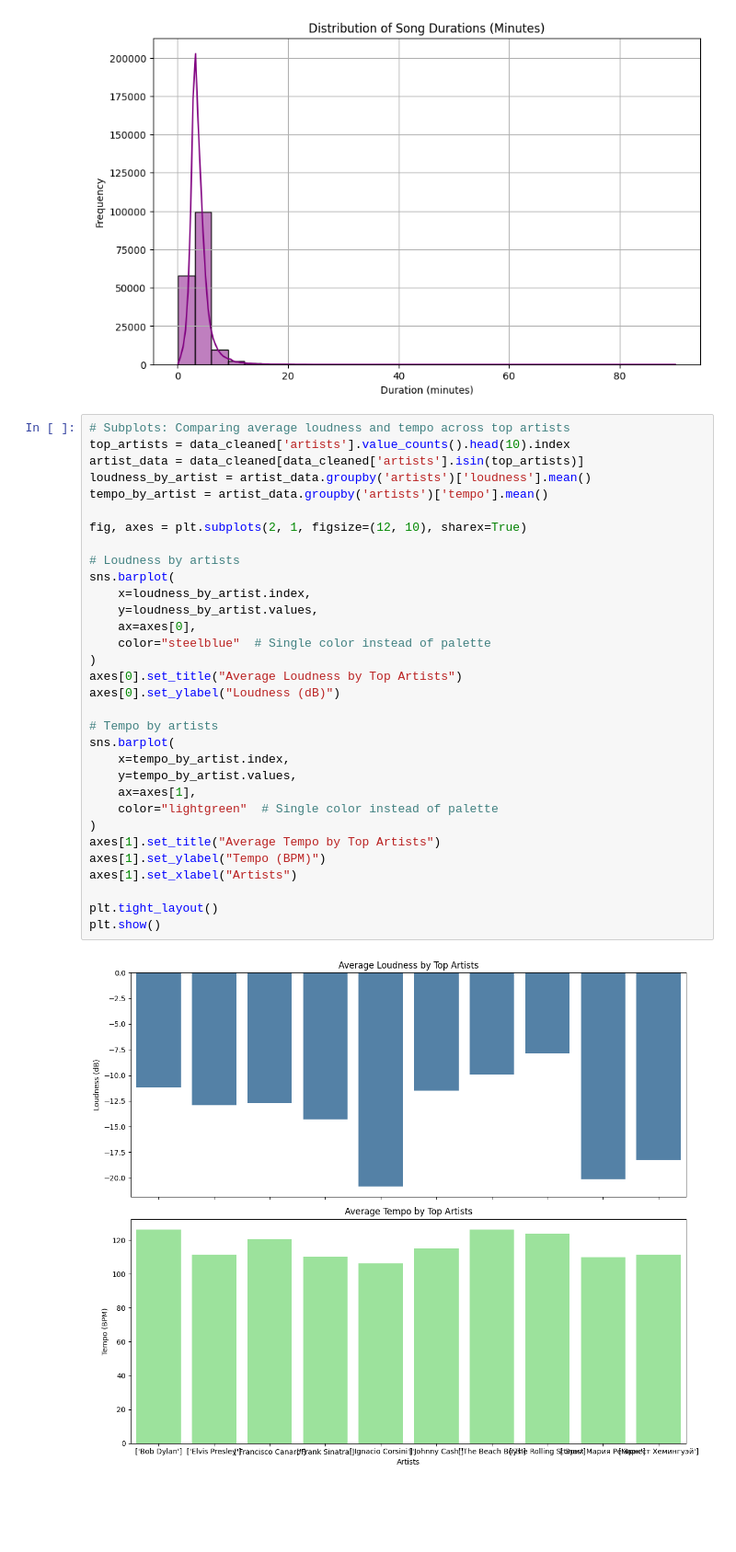
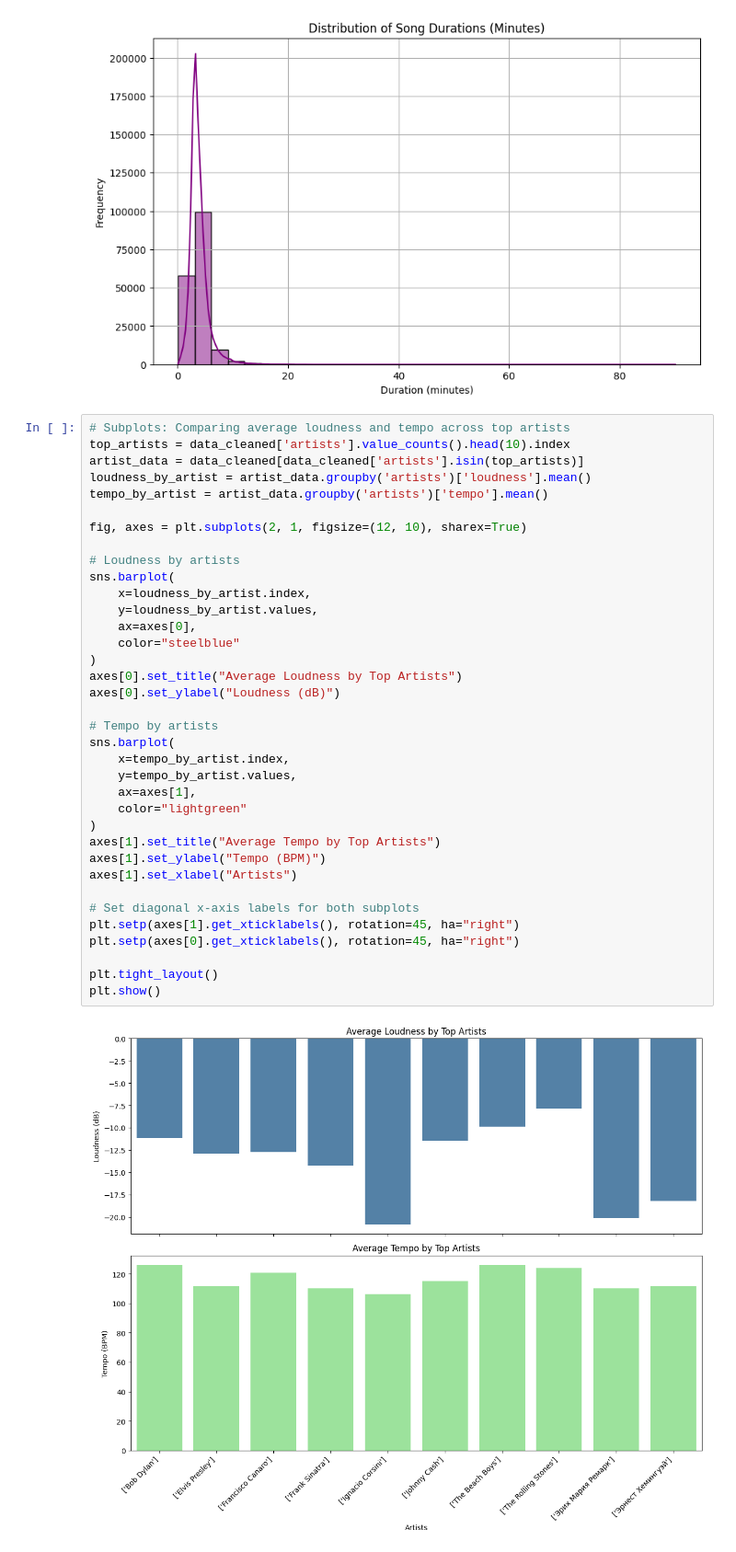
Before and after one commit to Lidiya-MK/python-data-visualizations, a Jupyter notebook: notebook/spotify.ipynb, the cells around one changed output. Shown at 92% size. Drawn from its saved outputs; the diff is of its cells as text; blank space fills up the shorter version.

```diff
--- a/notebook/spotify.ipynb
+++ b/notebook/spotify.ipynb
@@ -68,33 +68,37 @@ plt.show()
 # Subplots: Comparing average loudness and tempo across top artists
 top_artists = data_cleaned['artists'].value_counts().head(10).index
 artist_data = data_cleaned[data_cleaned['artists'].isin(top_artists)]
 loudness_by_artist = artist_data.groupby('artists')['loudness'].mean()
 tempo_by_artist = artist_data.groupby('artists')['tempo'].mean()
 
 fig, axes = plt.subplots(2, 1, figsize=(12, 10), sharex=True)
 
 # Loudness by artists
 sns.barplot(
     x=loudness_by_artist.index,
     y=loudness_by_artist.values,
     ax=axes[0],
-    color="steelblue"  # Single color instead of palette
+    color="steelblue"
 )
 axes[0].set_title("Average Loudness by Top Artists")
 axes[0].set_ylabel("Loudness (dB)")
 
 # Tempo by artists
 sns.barplot(
     x=tempo_by_artist.index,
     y=tempo_by_artist.values,
     ax=axes[1],
-    color="lightgreen"  # Single color instead of palette
+    color="lightgreen"
 )
 axes[1].set_title("Average Tempo by Top Artists")
 axes[1].set_ylabel("Tempo (BPM)")
 axes[1].set_xlabel("Artists")
 
+# Set diagonal x-axis labels for both subplots
+plt.setp(axes[1].get_xticklabels(), rotation=45, ha="right")
+plt.setp(axes[0].get_xticklabels(), rotation=45, ha="right")
+
 plt.tight_layout()
 plt.show()
 # %% [output]
-[figure, old version]
+[figure, new version]
```
